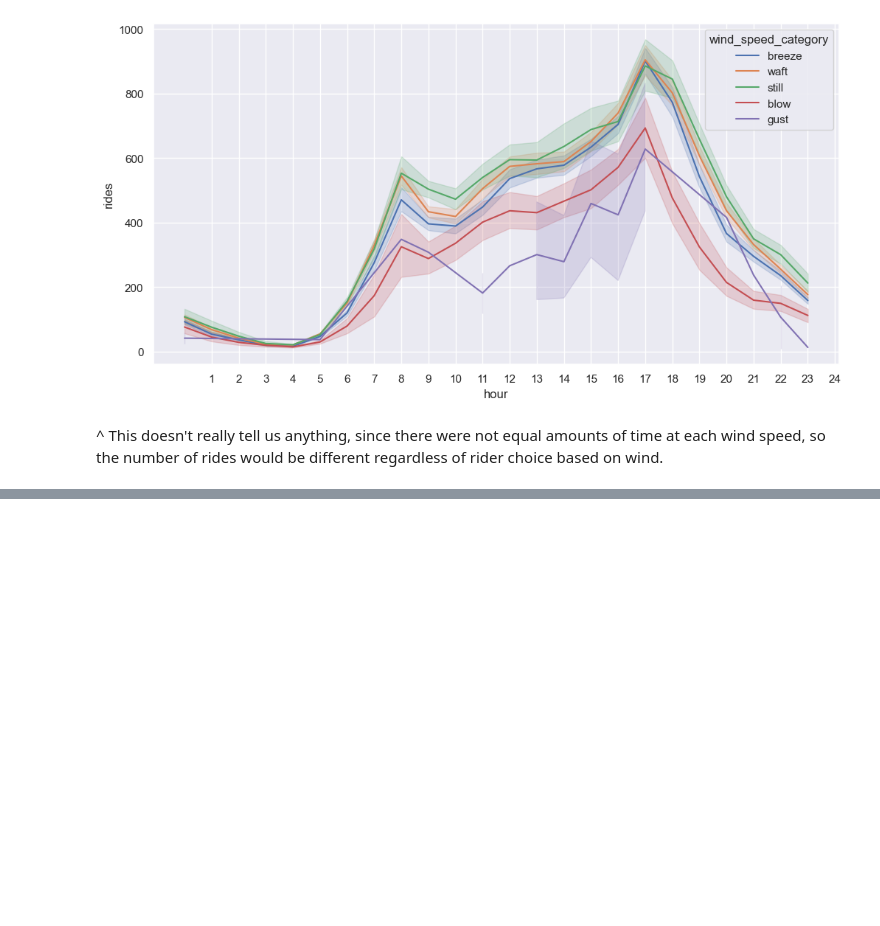
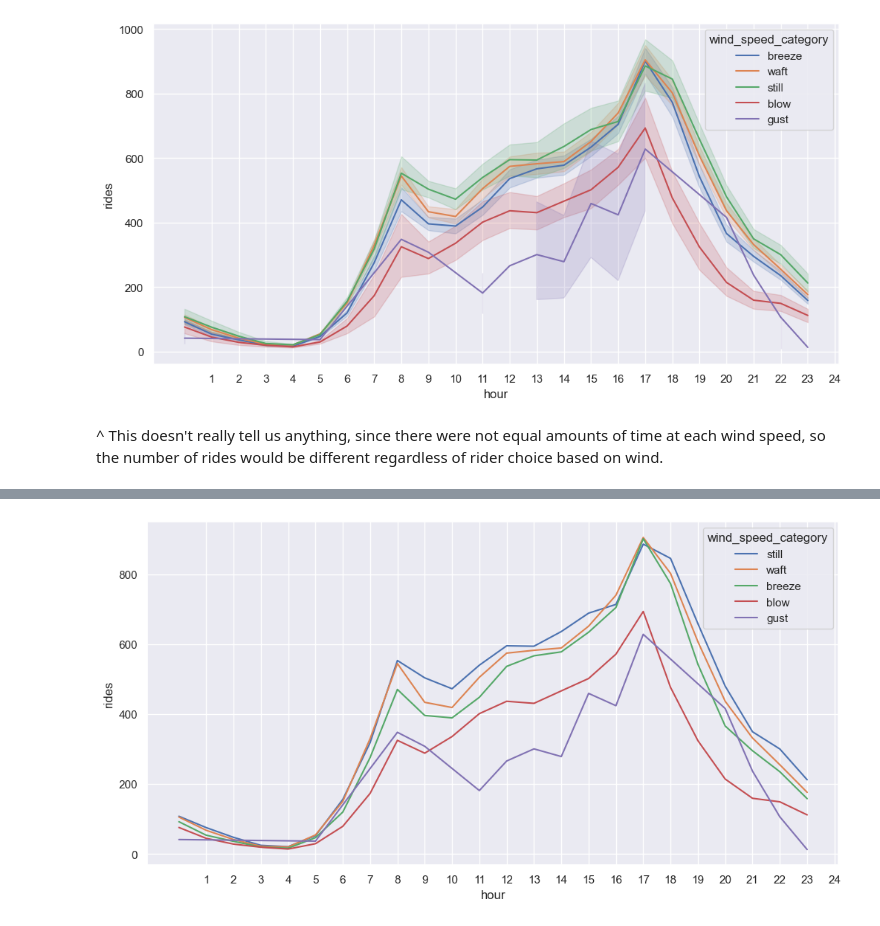
Before and after one commit to Paul-Sabin/Capital-Bikeshare, a Jupyter notebook: Bikeshare EDA.ipynb, the cells around one changed output, grey strips where cells are left out. Saved outputs shown, nothing was run; the diff lists cells and outputs as text; code cells hidden in the pictures; blank space fills up the shorter version.

```diff
--- a/Bikeshare EDA.ipynb
+++ b/Bikeshare EDA.ipynb
@@ -713,0 +696,11 @@ display(mean_rides_df.head(20))
+# %%
+# Count occurrences
+count_df = hour_weather.groupby(['hour', 'wind_speed_category']).count().reset_index()
+
+# Rename the 'rides' column to 'occurrences'
+count_df.rename(columns={'rides': 'occurrences'}, inplace=True)
+
+# Merge with mean_rides_df
+mean_rides_df = pd.merge(mean_rides_df, count_df[['hour', 'wind_speed_category', 'occurrences']], on=['hour', 'wind_speed_category'])
+
+display(mean_rides_df.head(20))
@@ -713,0 +725,15 @@ display(mean_rides_df.head(20))
+# %%
+# Set the figure size
+plt.figure(figsize=(12, 6))
+
+ordered_categories = ['still', 'waft', 'breeze', 'blow', 'gust']
+
+sns.lineplot(x='hour', y='rides', hue='wind_speed_category', data=mean_rides_df, hue_order=ordered_categories)
+
+# Set x-axis ticks to display all hours
+plt.xticks(range(1, 25))
+
+# Show the plot
+plt.show()
+# %% [output]
+[figure, added]
```
Also changed, not shown: parts of 8 cells of this notebook.
